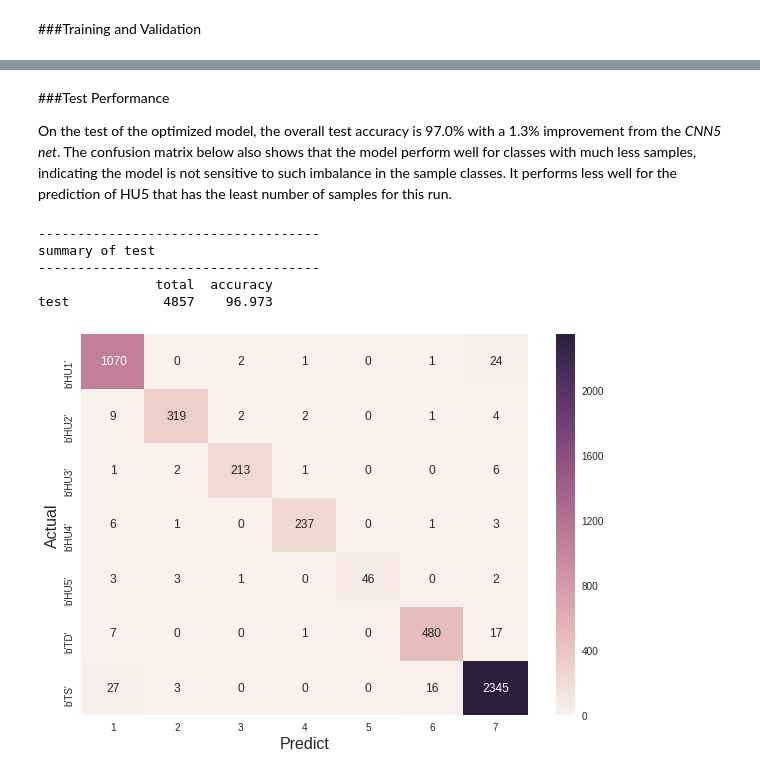
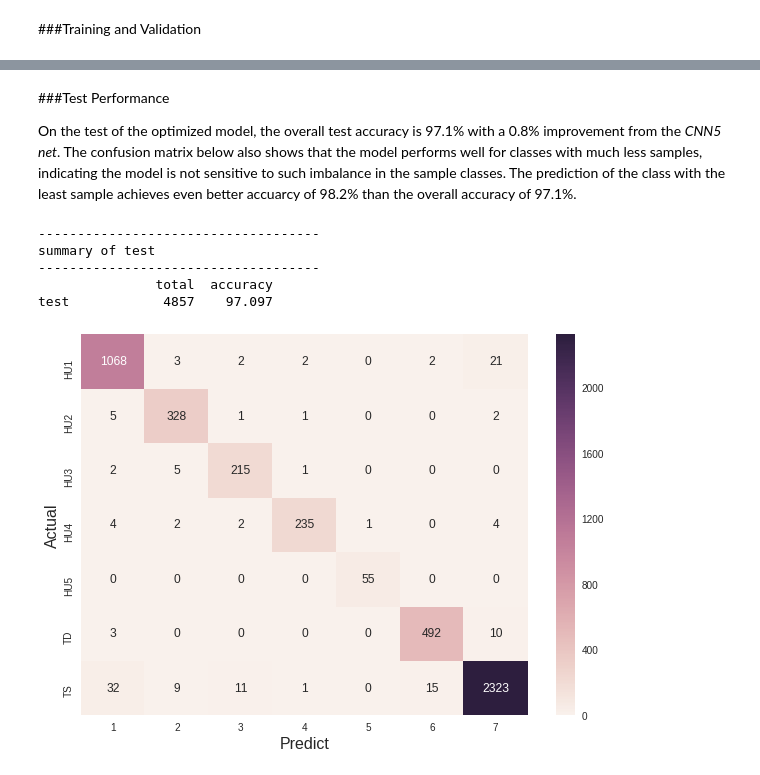
Before and after one commit to aachen6/deepTC, a Jupyter notebook: colab/deepTC_classification_resnet.ipynb, the cells around one changed output, grey strips where cells are left out. Cells and saved outputs as stored; diff of their text form; code cells hidden in the pictures.

```diff
--- a/colab/deepTC_classification_resnet.ipynb
+++ b/colab/deepTC_classification_resnet.ipynb
@@ -39,7 +40,8 @@ drive.mount('/content/drive', force_remount=True)
 work_dir = r'/content/drive/My Drive/Colab Notebooks/deepTC'
 p_data  = work_dir + os.sep + 'data/AL'
 p_image = work_dir + os.sep + 'image/AL'
-p_model = work_dir + os.sep + 'model/tc_classification/resnet'
+p_class = work_dir + os.sep + 'model/tc_classification'
+p_model = p_class + os.sep + 'resnet'
 
 # load class defined in other ipynb
 import import_ipynb
@@ -49,7 +51,10 @@ with open(model_ipynb, 'rb') as fp:
        fout.write(fp.read())
 
 import deepTC_net_lib
-from deepTC_net_lib import YML2Model, ImageDataSet, ImageTrainer, ImageInference
+# force reload in case of changes
+#import importlib
+#importlib.reload(deepTC_net_lib)
+from deepTC_net_lib import YML2ModelNet, ImageDataSet, ImageTrainer, ImageInference
 # %% [markdown]
 ##ResNet
 
@@ -76,24 +81,24 @@ f_config = p_model + os.sep + 'config_resnet.yaml'
 with open(f_config, 'r') as fp: config = yaml.load(fp)
 
 # contruct the model
-storm_resnet = YML2Model(config, 'resnet')
+storm_resnet = YML2ModelNet(config, 'resnet')
 
 # update path for config
 config_params = config['params']
 config_params['f_image_zip'] = p_image + os.sep + config_params['f_image_zip']
 config_params['f_storm_msg'] = p_data  + os.sep + config_params['f_storm_msg']
+config_params['f_data_yml']  = p_class + os.sep + config_params['f_data_yml']
 config_params['f_state_yml'] = p_model + os.sep + config_params['f_state_yml']
 config_params['f_model_pth'] = p_model + os.sep + config_params['f_model_pth']
 config_params['f_test_yml']  = p_model + os.sep + config_params['f_test_yml']
 
-# splitted data to be used in other model as well for comparison
-config_params['f_data_yml']  = work_dir + os.sep + 'model/tc_classification' + os.sep + config_params['f_data_yml']
 
 # normalization is based on ramdon 1000 samples for this test
 image_transforms = transforms.Compose([
     transforms.Grayscale(1),
     transforms.ToTensor(),
     transforms.Normalize((0.456,), (0.222,))])
+
 
 # dataset
 storm_data = ImageDataSet(config_params, image_transforms, hotstart=True)
@@ -155,21 +163,27 @@ Train: 100.0
 # %% [markdown]
 ###Test Performance
 
-On the test of the optimized model, the overall test accuracy is 97.0% with a 1.3% improvement from the *CNN5 net*. The confusion matrix below also shows that the model perform well for classes with much less samples, indicating the model is not sensitive to such imbalance in the sample classes. It performs less well for the  prediction of HU5 that has the least number of samples for this run.
+On the test of the optimized model, the overall test accuracy is 97.1% with a 0.8% improvement from the *CNN5 net*. The confusion matrix below also shows that the model performs well for classes with much less samples, indicating the model is not sensitive to such imbalance in the sample classes. The prediction of the class with the least sample achieves even better accuarcy of 98.2% than the overall accuracy of 97.1%.
 # %%
 import seaborn as sns
 import matplotlib.pyplot as plt
 from sklearn.metrics import confusion_matrix
 
-# CONSTANT
+# load configuration file
+f_config = p_model + os.sep + 'config_resnet.yaml'
+with open(f_config, 'r') as fp: config = yaml.load(fp)
+
+# update path for config
+config_params = config['params']
+config_params['f_image_zip'] = p_image + os.sep + config_params['f_image_zip']
+config_params['f_storm_msg'] = p_data  + os.sep + config_params['f_storm_msg']
+config_params['f_data_yml']  = p_class + os.sep + config_params['f_data_yml']
+config_params['f_state_yml'] = p_model + os.sep + config_params['f_state_yml']
+config_params['f_model_pth'] = p_model + os.sep + config_params['f_model_pth']
+config_params['f_test_yml']  = p_model + os.sep + config_params['f_test_yml']
+
 f_data_yml = config_params['f_data_yml']
 with open(f_data_yml, 'rb') as fp: data = yaml.load(fp)
-
-one_hot_key   = data['one_hot_key']
-one_hot_rev   = data['one_hot_rev']
-train_indices = data['indices']['train']
-valid_indices = data['indices']['valid']
-test_indices  = data['indices']['test']
 
 f_test = config_params['f_test_yml']
 with open(f_test, 'r') as fp: test_results = yaml.load(fp)
@@ -193,32 +207,32 @@ divider = '-' * 36
 print(divider)
 print('summary of test')
 print(divider)
 print('{:<10s}{:>10s}{:>10s}'.format('', 'total', 'accuracy'))
 print('{:<10s}{:>10d}{:>10.3f}'.format('test', len(test_labels), accuracy))
 
 
 # confusion matrix
 cfx = confusion_matrix(test_labels, test_predicts)
 df_cfx = pd.DataFrame(cfx, index = [one_hot_rev[i] for i in range(7)],
                            columns = [str(i+1) for i in range(7)])
 
 fig, ax = plt.subplots(figsize = (10,7))
 sns.heatmap(df_cfx, annot=True, annot_kws={'size': 12}, fmt='d', ax=ax)
 ax.set_xlabel('Predict',fontsize=16)
 ax.set_ylabel('Actual',fontsize=16)
 
 # true_to_false
 true_to_false = {} # miss-classified images
 for i in range(7): true_to_false[one_hot_rev[i]] = []
 for i, (x, y) in enumerate(zip(test_labels, test_predicts)):
     if x==y: continue
     true_cat = one_hot_rev[x]
     false_cat = one_hot_rev[y]
     true_to_false[true_cat].append([test_idxs[i], false_cat])
 # %% [output]
 ------------------------------------
 summary of test
 ------------------------------------
                total  accuracy
-test            4857    96.973
+test            4857    97.097
-[figure, old version]
+[figure, new version]
```
Also changed, not shown: parts of 9 cells of this notebook.
